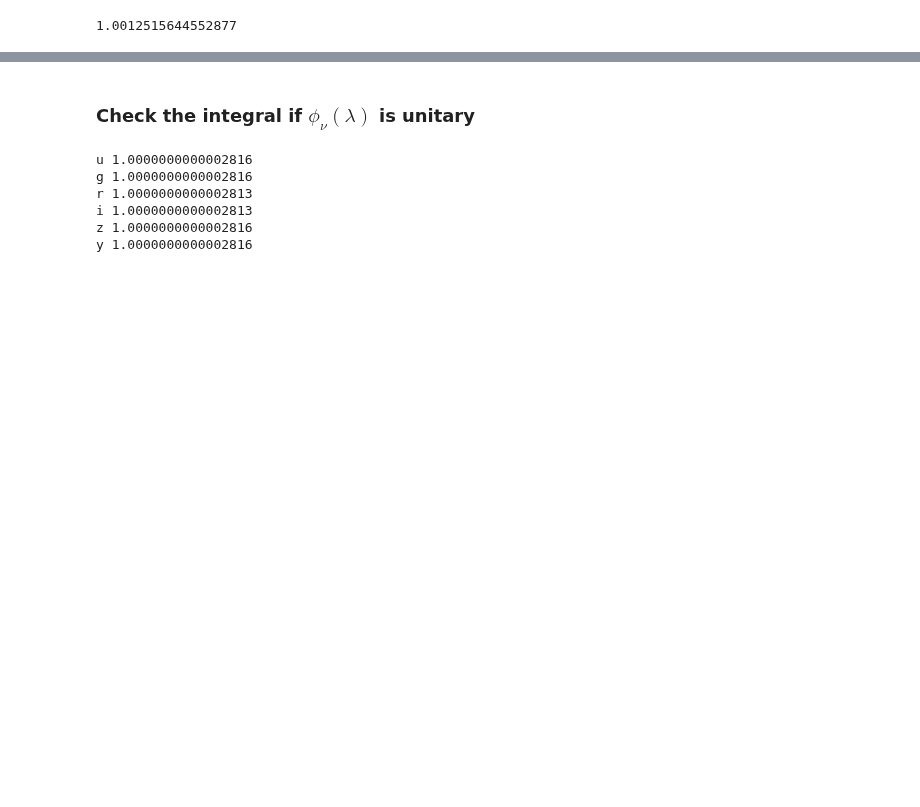
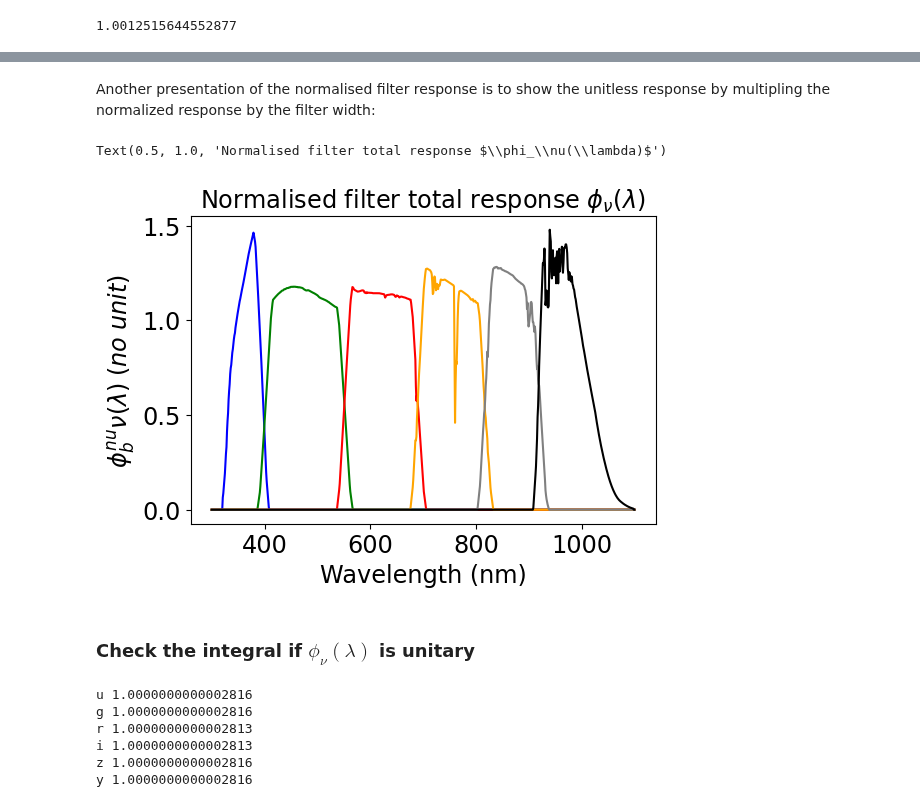
Before and after one commit to sylvielsstfr/RubinLSSTPhotometricCorrTuto, a Jupyter notebook: notebooks/01_AtmosphericParamExtraction/01a_IntroAtmosphericTransparency.ipynb, the cells around one changed output, grey strips where cells are left out. Cells and saved outputs as stored; diff of their text form; code cells hidden in the pictures; blank space fills up the shorter version.

```diff
--- a/notebooks/01_AtmosphericParamExtraction/01a_IntroAtmosphericTransparency.ipynb
+++ b/notebooks/01_AtmosphericParamExtraction/01a_IntroAtmosphericTransparency.ipynb
@@ -480,3 +529,16 @@ Text(0.5, 1.0, 'Normalised filter total response $\\phi_\\nu(\\lambda)$')
+# %% [markdown]
+Another presentation of the normalised filter response is to show the unitless response
+by multipling the normalized response by the filter width:
+# %%
+fig, ax = plt.subplots(1,1,figsize=(6,4))
+for index,f in enumerate(filter_tagnames):
+    ax.plot(WL,phiArray[index,:]*FILTERWL[index,3],'-',color=filter_color[index],label = f)
+ax.set_xlabel('Wavelength (nm)')
+ax.set_ylabel("$\phi_b^{nu}\\nu(\lambda)\; (no \; unit)$ ")
+ax.set_title("Normalised filter total response $\phi_\\nu(\lambda)$")
+# %% [output]
+Text(0.5, 1.0, 'Normalised filter total response $\\phi_\\nu(\\lambda)$')
+[figure, added]
 # %% [markdown]
 ### Check the integral if $\phi_\nu(\lambda)$ is unitary
 # %%
```
Also changed, not shown: parts of 9 cells of this notebook, 1 other file.
